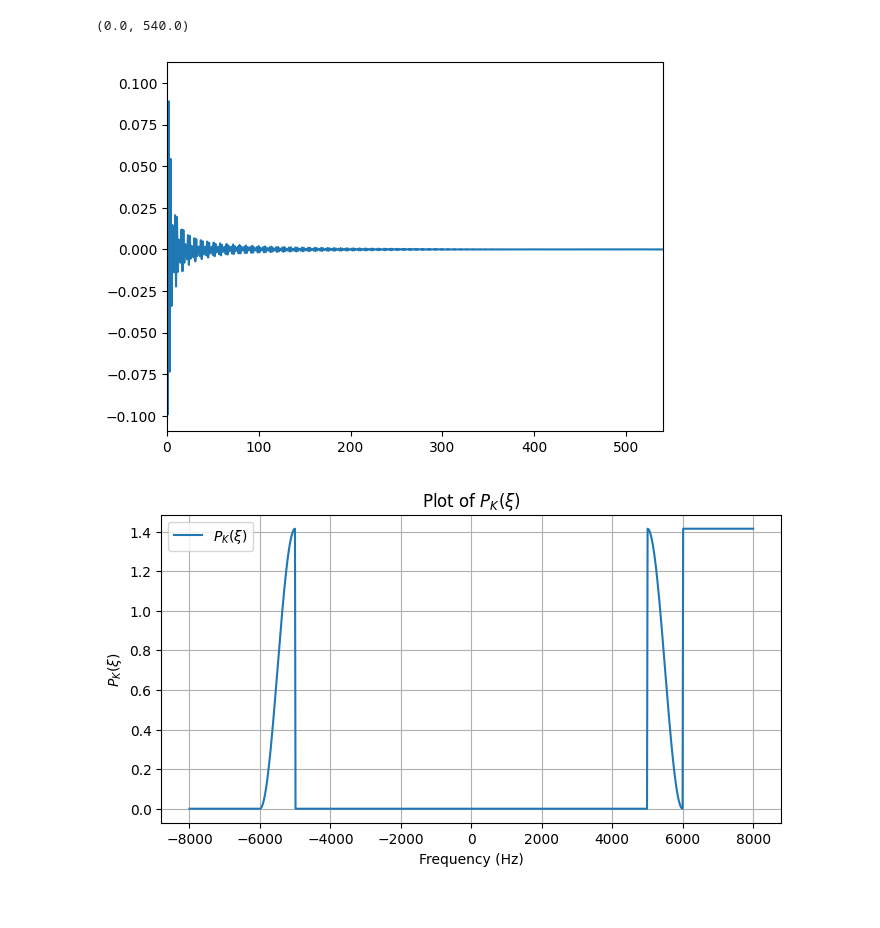
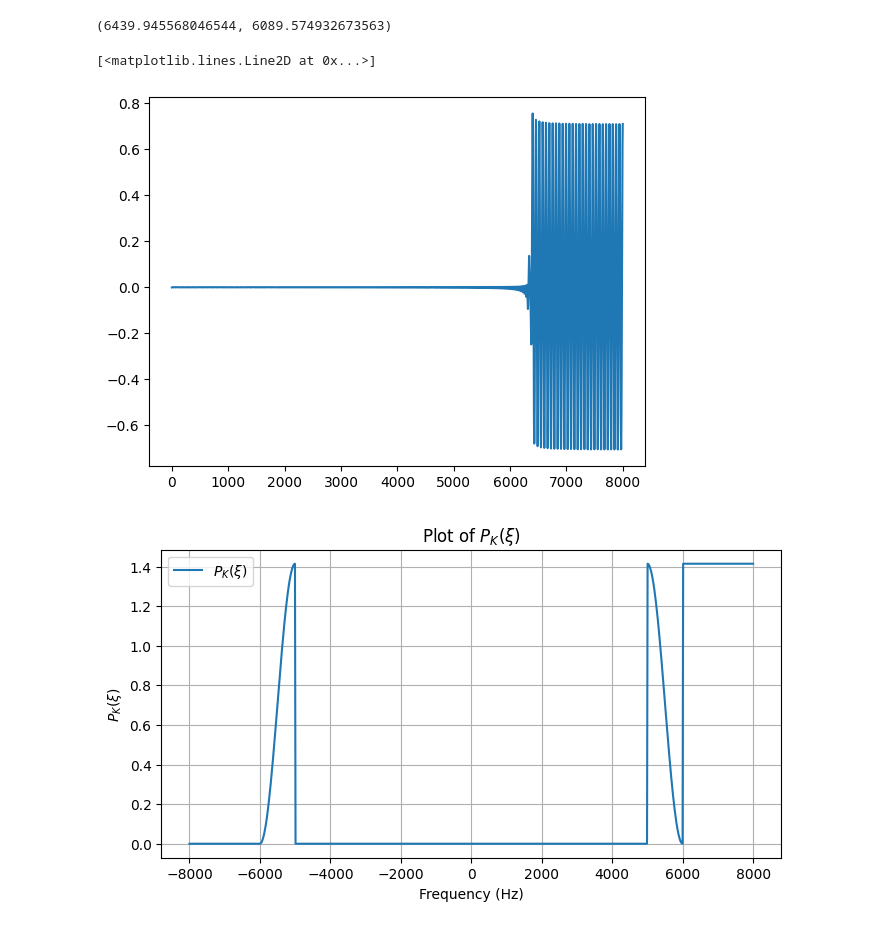
Before and after one commit to danedane-haider/HybrA-Filterbanks, a Jupyter notebook: high_pass.ipynb, the cells around one changed output. Cells and saved outputs as stored; diff of their text form; code cells hidden in the pictures.

```diff
--- a/high_pass.ipynb
+++ b/high_pass.ipynb
@@ -6,3 +6,7 @@ from hybra.utils import audfilters_fir, response
+# %%
+audtofreq(freqtoaud(7612) - 3 * 1/2), audtofreq(freqtoaud(7612) - 4 * 1/2)
+# %% [output]
+(6439.945568046544, 6089.574932673563)
 # %%
 def audlet_HPF():
     # Compute fps and fpe (transition frequencies)
@@ -31,22 +35,31 @@ def audlet_HPF():
     # # Compute the HPF
 # %%
 # plateu function for the HPF: 0 from 0 to fps, 1-cos from fps to fpe, and 1 from fpe to fs/2
-fps = 7000
-fpe = 6000
+fps = 6440
+fpe = 6090
 
 PK = np.concatenate([np.zeros(fpe), (1 - np.cos(
         np.pi * (np.linspace(fpe,fps)) / (fps - fpe)
     )) / np.sqrt(8),  np.ones(16000//2 - fps) / np.sqrt(2)])
 
+#PK = np.concatenate([PK[::-1], PK])
+
 # Compute the HPF
-hpf = np.fft.irfft(Hpf)
+hpf = np.fft.irfft(PK)
+hpf = np.roll(hpf,270)
+hpf = hpf[:540]
+# # smooth by multiplying a gauss of length 540
+# hpf = hpf * np.exp(-np.linspace(-2,2,540)**2)
+hpf = np.pad(hpf, (0, 16000-540))
+
+HPF = np.fft.rfft(hpf)
 
 # Plot the HPF
-plt.plot(hpf)
-plt.xlim(0, 540)
+plt.plot(HPF)
+# plt.xlim(0, 540)
 # %% [output]
-(0.0, 540.0)
+[<matplotlib.lines.Line2D at 0x...>]
-[figure, old version]
+[figure, new version]
 # %%
 import numpy as np
 
```
Also changed, not shown: parts of 2 cells of this notebook, 2 other files.
